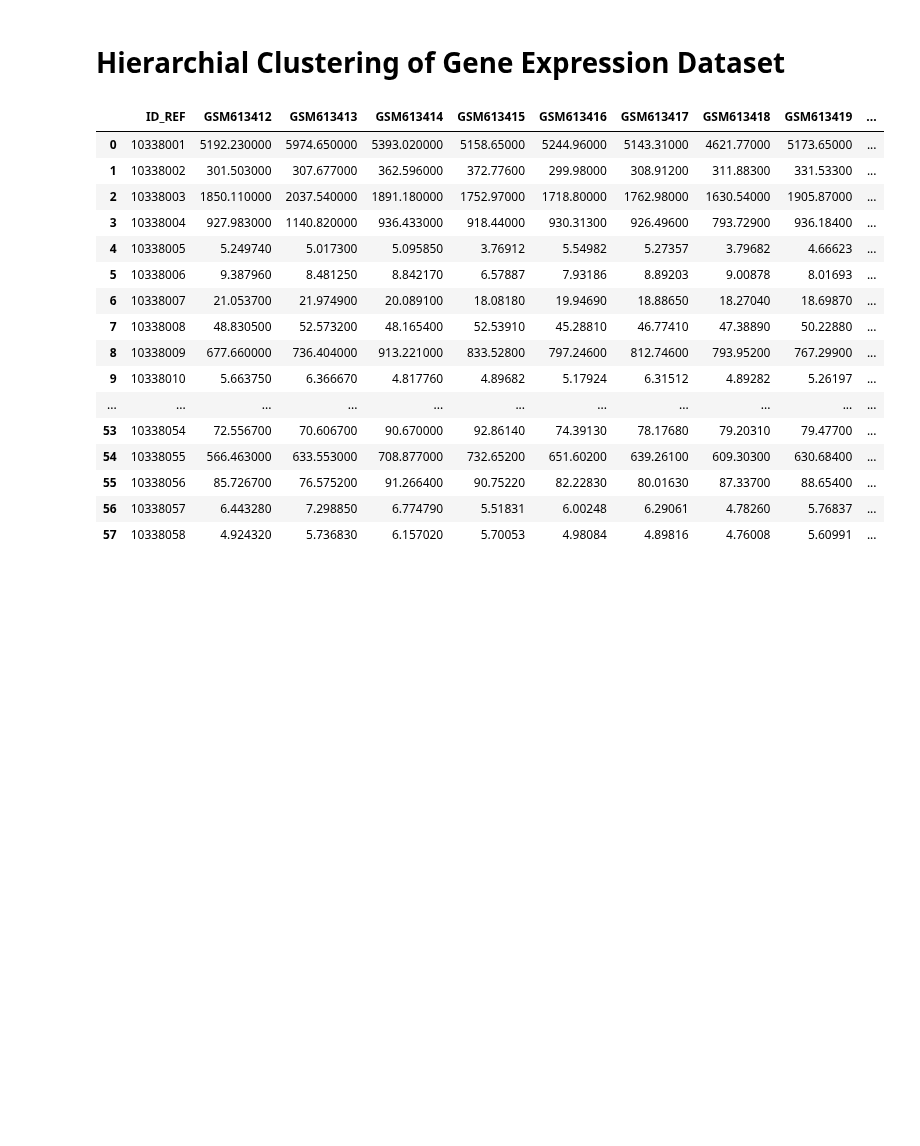
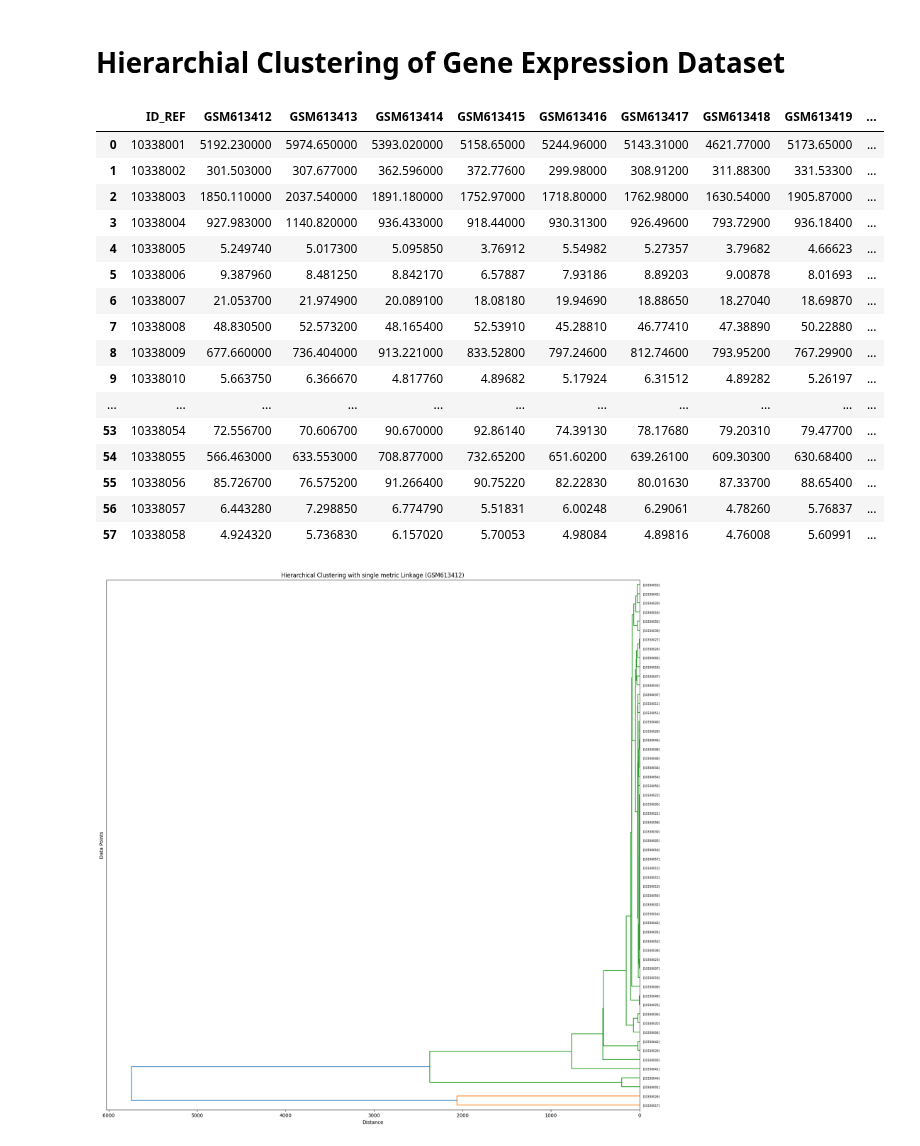
Before and after one commit to ROHIT32767/SMAI-A2, a Jupyter notebook: Hierarchial_Clustering.ipynb, the cells around one changed output. Saved outputs shown, nothing was run; the diff lists cells and outputs as text; code cells hidden in the pictures; blank space fills up the shorter version.

Commit message:
Hierarchial Clustering - 3.1 & 3.2 checkpoint

```diff
--- a/Hierarchial_Clustering.ipynb
+++ b/Hierarchial_Clustering.ipynb
@@ -51,28 +51,36 @@ for features in feature_combinations:
 [figure]
 # %% [markdown]
 # Hierarchial Clustering of Gene Expression Dataset
-# %%
-gene_data = pd.read_csv('gene.csv') # reading data 200 rows x 5 columns
-display(gene_data)
-# linkage_metrics = ['single','complete','average','weighted','centroid','median','ward']
-linkage_metrics = ['single']
-# feature_combinations = [['Genre'],['Age'],['Annual Income (k$)'],['Spending Score (1-100)'],['Genre','Age','Annual Income (k$)','Spending Score (1-100)']]
-feature_combinations = [['ID_REF'],['GSM613412'],['Annual Income (k$)'],['Spending Score (1-100)']]
-# %% [output]
-|  | ID_REF | GSM613412 | GSM613413 | GSM613414 | GSM613415 | GSM613416 | GSM613417 | GSM613418 | GSM613419 | ... |
-| 0 | 10338001 | 5192.230000 | 5974.650000 | 5393.020000 | 5158.65000 | 5244.96000 | 5143.31000 | 4621.77000 | 5173.65000 | ... |
-| 1 | 10338002 | 301.503000 | 307.677000 | 362.596000 | 372.77600 | 299.98000 | 308.91200 | 311.88300 | 331.53300 | ... |
-| 2 | 10338003 | 1850.110000 | 2037.540000 | 1891.180000 | 1752.97000 | 1718.80000 | 1762.98000 | 1630.54000 | 1905.87000 | ... |
-| 3 | 10338004 | 927.983000 | 1140.820000 | 936.433000 | 918.44000 | 930.31300 | 926.49600 | 793.72900 | 936.18400 | ... |
-| 4 | 10338005 | 5.249740 | 5.017300 | 5.095850 | 3.76912 | 5.54982 | 5.27357 | 3.79682 | 4.66623 | ... |
-| 5 | 10338006 | 9.387960 | 8.481250 | 8.842170 | 6.57887 | 7.93186 | 8.89203 | 9.00878 | 8.01693 | ... |
-| 6 | 10338007 | 21.053700 | 21.974900 | 20.089100 | 18.08180 | 19.94690 | 18.88650 | 18.27040 | 18.69870 | ... |
-| 7 | 10338008 | 48.830500 | 52.573200 | 48.165400 | 52.53910 | 45.28810 | 46.77410 | 47.38890 | 50.22880 | ... |
-| 8 | 10338009 | 677.660000 | 736.404000 | 913.221000 | 833.52800 | 797.24600 | 812.74600 | 793.95200 | 767.29900 | ... |
-| 9 | 10338010 | 5.663750 | 6.366670 | 4.817760 | 4.89682 | 5.17924 | 6.31512 | 4.89282 | 5.26197 | ... |
-| ... | ... | ... | ... | ... | ... | ... | ... | ... | ... | ... |
-| 53 | 10338054 | 72.556700 | 70.606700 | 90.670000 | 92.86140 | 74.39130 | 78.17680 | 79.20310 | 79.47700 | ... |
-| 54 | 10338055 | 566.463000 | 633.553000 | 708.877000 | 732.65200 | 651.60200 | 639.26100 | 609.30300 | 630.68400 | ... |
-| 55 | 10338056 | 85.726700 | 76.575200 | 91.266400 | 90.75220 | 82.22830 | 80.01630 | 87.33700 | 88.65400 | ... |
-| 56 | 10338057 | 6.443280 | 7.298850 | 6.774790 | 5.51831 | 6.00248 | 6.29061 | 4.78260 | 5.76837 | ... |
-| 57 | 10338058 | 4.924320 | 5.736830 | 6.157020 | 5.70053 | 4.98084 | 4.89816 | 4.76008 | 5.60991 | ... |
+# %%
+gene_data = pd.read_csv('gene.csv') # reading data 200 rows x 5 columns
+display(gene_data)
+# linkage_metrics = ['single','complete','average','weighted','centroid','median','ward']
+linkage_metrics = ['single']
+# feature_combinations = [['GSM613412'],['GSM613413'],['GSM613414'],['GSM613415'],['GSM613416'],['GSM613417'],['GSM613418'],['GSM613419'],['GSM613420'],['GSM613421'],['GSM613422'],['GSM613423'],['GSM613412','GSM613413','GSM613414','GSM613415','GSM613416','GSM613417','GSM613418','GSM613419','GSM613420','GSM613421','GSM613422','GSM613423']]
+feature_combinations = [['GSM613412'],['GSM613413'],['GSM613414'],['GSM613415'],['GSM613416'],['GSM613417'],['GSM613418'],['GSM613419'],['GSM613420'],['GSM613421'],['GSM613422'],['GSM613423']]
+HCG = Hierarchial_Clustering()
+for features in feature_combinations:
+    for linkage_metric in linkage_metrics:
+        linkage_matrix = HCG.linkages(gene_data[features].values)
+        feature_str = ', '.join(features)
+        title = f"Hierarchical Clustering with {linkage_metric} metric Linkage ({feature_str})"
+        HCG.dendrogram(linkage_matrix,gene_data[['ID_REF']].values,title)
+# %% [output]
+|  | ID_REF | GSM613412 | GSM613413 | GSM613414 | GSM613415 | GSM613416 | GSM613417 | GSM613418 | GSM613419 | ... |
+| 0 | 10338001 | 5192.230000 | 5974.650000 | 5393.020000 | 5158.65000 | 5244.96000 | 5143.31000 | 4621.77000 | 5173.65000 | ... |
+| 1 | 10338002 | 301.503000 | 307.677000 | 362.596000 | 372.77600 | 299.98000 | 308.91200 | 311.88300 | 331.53300 | ... |
+| 2 | 10338003 | 1850.110000 | 2037.540000 | 1891.180000 | 1752.97000 | 1718.80000 | 1762.98000 | 1630.54000 | 1905.87000 | ... |
+| 3 | 10338004 | 927.983000 | 1140.820000 | 936.433000 | 918.44000 | 930.31300 | 926.49600 | 793.72900 | 936.18400 | ... |
+| 4 | 10338005 | 5.249740 | 5.017300 | 5.095850 | 3.76912 | 5.54982 | 5.27357 | 3.79682 | 4.66623 | ... |
+| 5 | 10338006 | 9.387960 | 8.481250 | 8.842170 | 6.57887 | 7.93186 | 8.89203 | 9.00878 | 8.01693 | ... |
+| 6 | 10338007 | 21.053700 | 21.974900 | 20.089100 | 18.08180 | 19.94690 | 18.88650 | 18.27040 | 18.69870 | ... |
+| 7 | 10338008 | 48.830500 | 52.573200 | 48.165400 | 52.53910 | 45.28810 | 46.77410 | 47.38890 | 50.22880 | ... |
+| 8 | 10338009 | 677.660000 | 736.404000 | 913.221000 | 833.52800 | 797.24600 | 812.74600 | 793.95200 | 767.29900 | ... |
+| 9 | 10338010 | 5.663750 | 6.366670 | 4.817760 | 4.89682 | 5.17924 | 6.31512 | 4.89282 | 5.26197 | ... |
+| ... | ... | ... | ... | ... | ... | ... | ... | ... | ... | ... |
+| 53 | 10338054 | 72.556700 | 70.606700 | 90.670000 | 92.86140 | 74.39130 | 78.17680 | 79.20310 | 79.47700 | ... |
+| 54 | 10338055 | 566.463000 | 633.553000 | 708.877000 | 732.65200 | 651.60200 | 639.26100 | 609.30300 | 630.68400 | ... |
+| 55 | 10338056 | 85.726700 | 76.575200 | 91.266400 | 90.75220 | 82.22830 | 80.01630 | 87.33700 | 88.65400 | ... |
+| 56 | 10338057 | 6.443280 | 7.298850 | 6.774790 | 5.51831 | 6.00248 | 6.29061 | 4.78260 | 5.76837 | ... |
+| 57 | 10338058 | 4.924320 | 5.736830 | 6.157020 | 5.70053 | 4.98084 | 4.89816 | 4.76008 | 5.60991 | ... |
+[figure, added]
```
Also changed, not shown: parts of 1 cell of this notebook.
